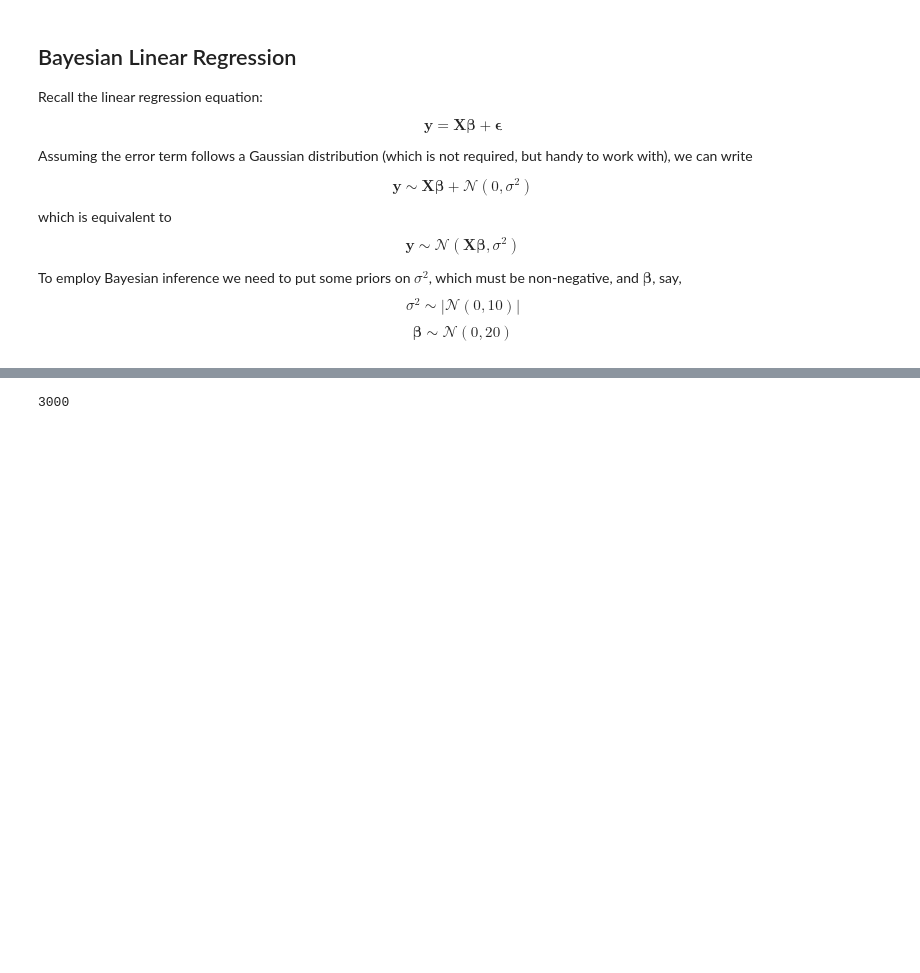
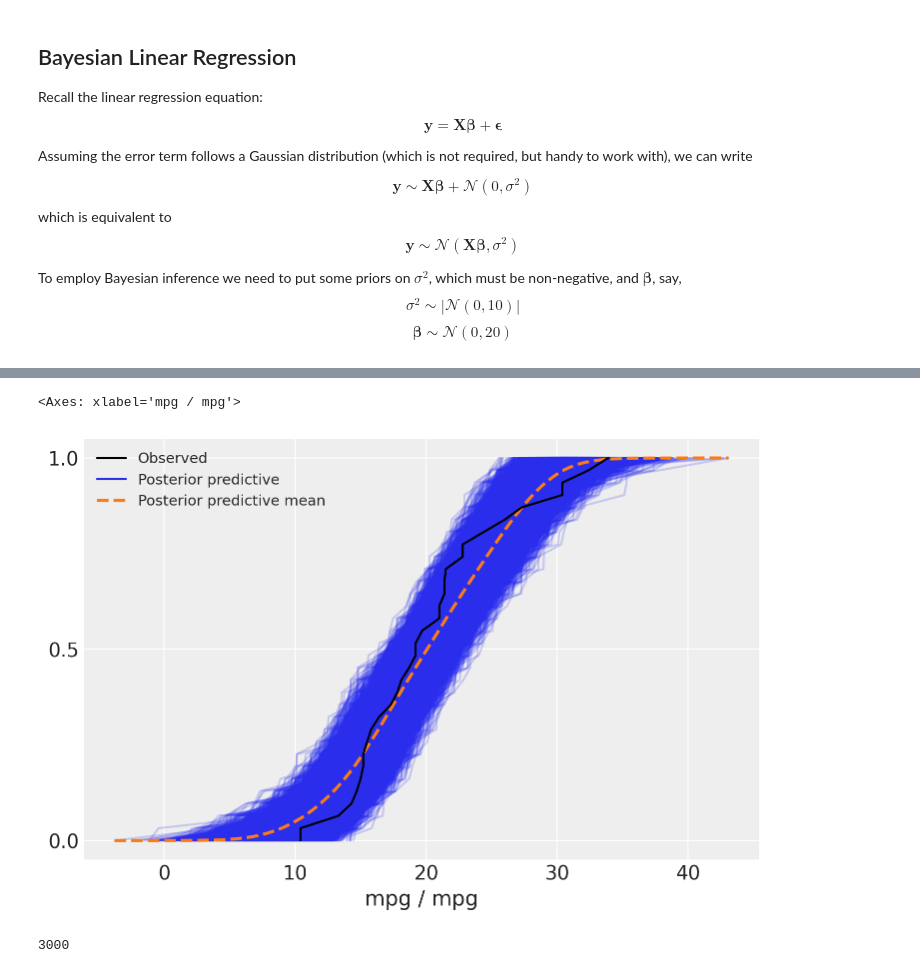
Before and after one commit to gabriel-fallen/talks, a Jupyter notebook: ProbProg/LinearRegression/pymc.ipynb, the cells around one changed output, grey strips where cells are left out. Drawn from its saved outputs; the diff is of its cells as text; code cells hidden in the pictures; blank space fills up the shorter version.

```diff
--- a/ProbProg/LinearRegression/pymc.ipynb
+++ b/ProbProg/LinearRegression/pymc.ipynb
@@ -252,3 +268,8 @@ az.summary(idata, round_to=2)
+# %%
+az.plot_ppc(ppc, kind='cumulative')
+# %% [output]
+<Axes: xlabel='mpg / mpg'>
+[figure, added]
 # %%
 CHAIN = 0
 # %%
```
Also changed, not shown: parts of 6 cells of this notebook.
